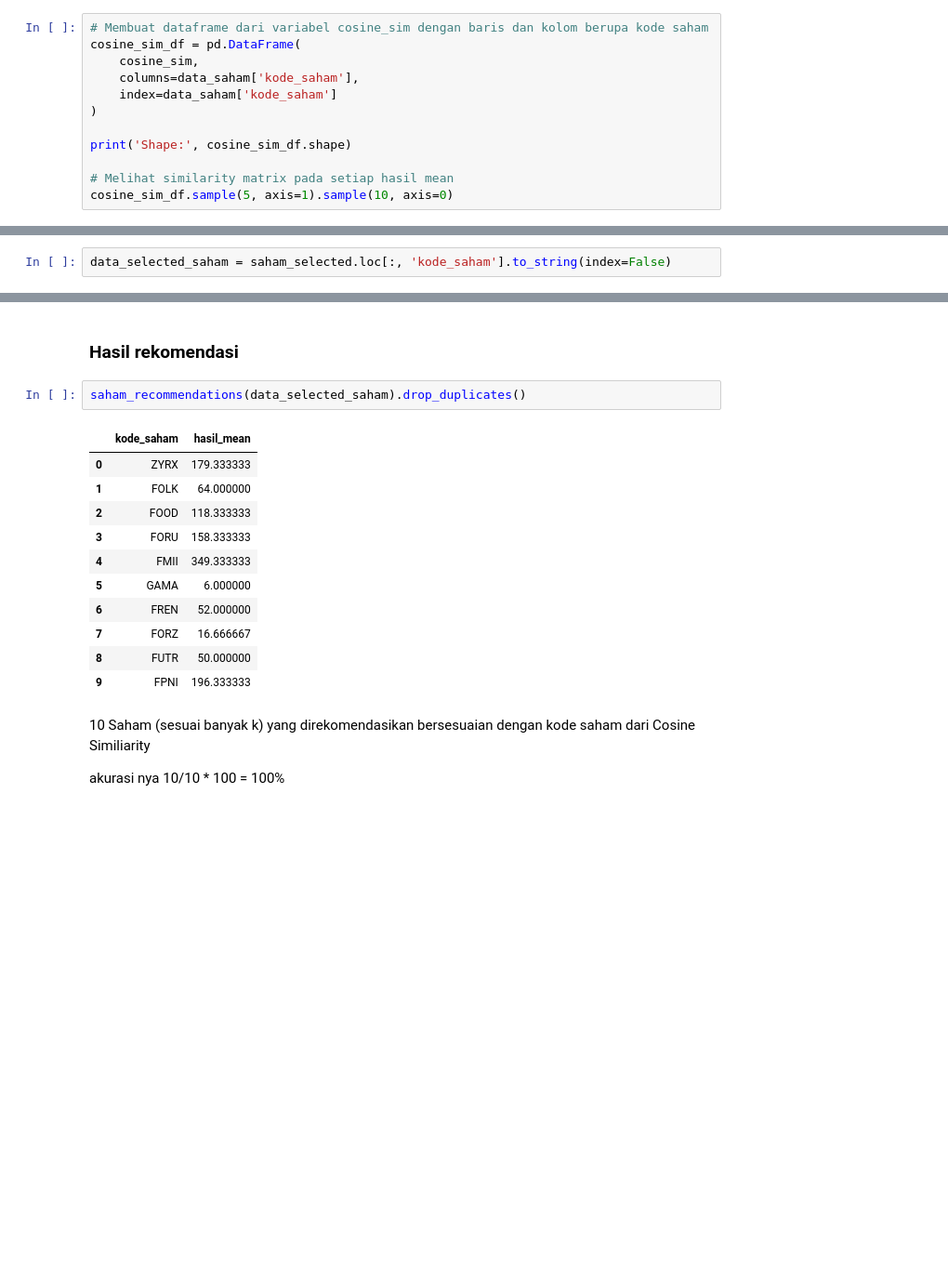
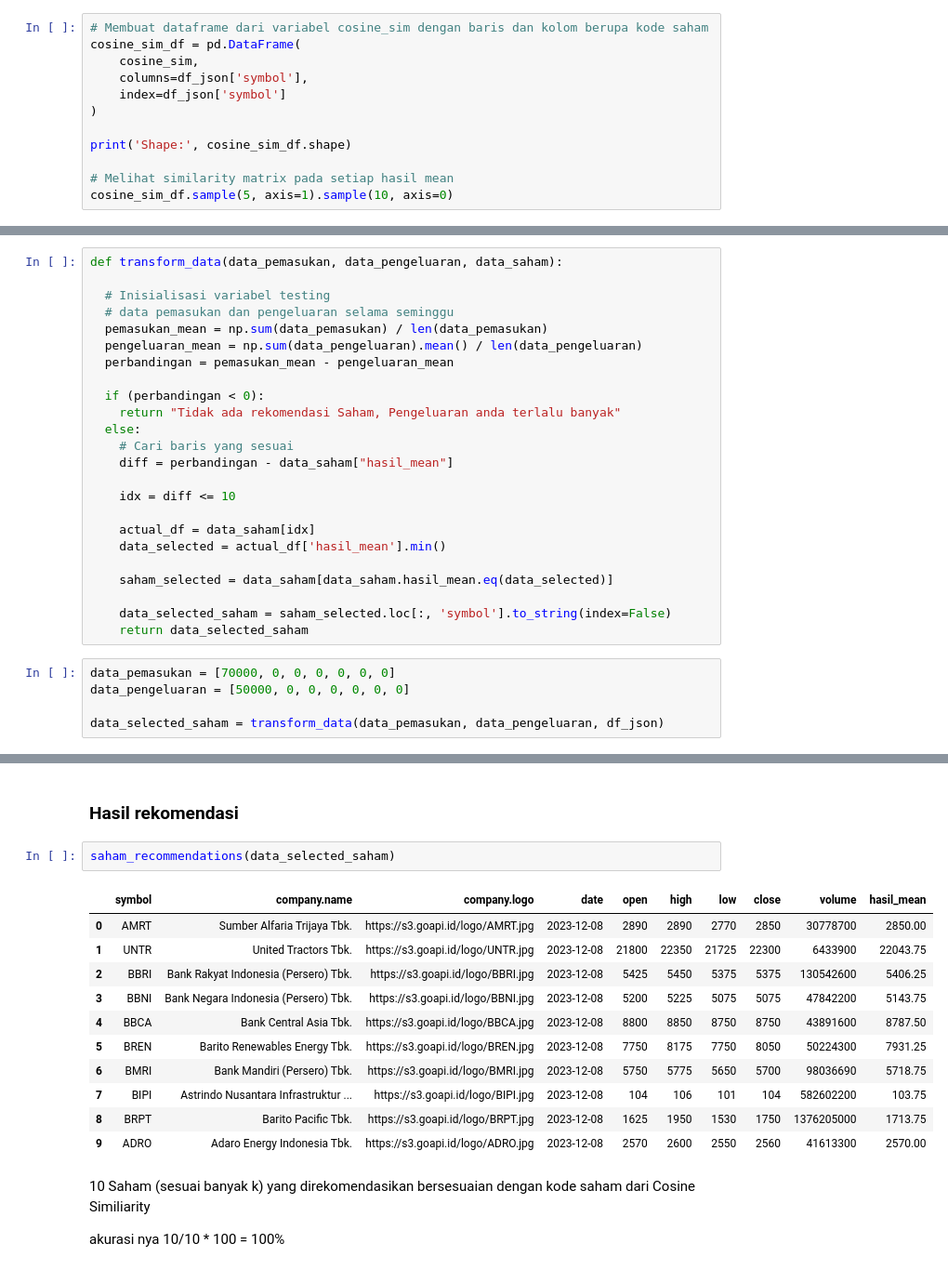
Before and after one commit to SaveMoneyCapstone/ML-Repo, a Jupyter notebook: Notebook/rekomendasi_saham.ipynb, the cells around one changed output, grey strips where cells are left out. Shown: that part at 93% size. Cells and saved outputs as stored; diff of their text form; blank space fills up the shorter version.

```diff
--- a/Notebook/rekomendasi_saham.ipynb
+++ b/Notebook/rekomendasi_saham.ipynb
@@ -218,8 +197,8 @@ array([[1.        , 0.        , 0.        , ..., 0.        , 0.        ,
 # Membuat dataframe dari variabel cosine_sim dengan baris dan kolom berupa kode saham
 cosine_sim_df = pd.DataFrame(
     cosine_sim,
-    columns=data_saham['kode_saham'],
-    index=data_saham['kode_saham']
+    columns=df_json['symbol'],
+    index=df_json['symbol']
 )
 
 print('Shape:', cosine_sim_df.shape)
@@ -377,5 +317,32 @@ mengambil data kode saham dengan Cosine Similiarity pada data output forecasting
-# %%
-data_selected_saham = saham_selected.loc[:, 'kode_saham'].to_string(index=False)
+# %%
+def transform_data(data_pemasukan, data_pengeluaran, data_saham):
+
+  # Inisialisasi variabel testing
+  # data pemasukan dan pengeluaran selama seminggu
+  pemasukan_mean = np.sum(data_pemasukan) / len(data_pemasukan)
+  pengeluaran_mean = np.sum(data_pengeluaran).mean() / len(data_pengeluaran)
+  perbandingan = pemasukan_mean - pengeluaran_mean
+
+  if (perbandingan < 0):
+    return "Tidak ada rekomendasi Saham, Pengeluaran anda terlalu banyak"
+  else:
+    # Cari baris yang sesuai
+    diff = perbandingan - data_saham["hasil_mean"]
+
+    idx = diff <= 10
+
+    actual_df = data_saham[idx]
+    data_selected = actual_df['hasil_mean'].min()
+
+    saham_selected = data_saham[data_saham.hasil_mean.eq(data_selected)]
+
+    data_selected_saham = saham_selected.loc[:, 'symbol'].to_string(index=False)
+    return data_selected_saham
+# %%
+data_pemasukan = [70000, 0, 0, 0, 0, 0, 0]
+data_pengeluaran = [50000, 0, 0, 0, 0, 0, 0]
+
+data_selected_saham = transform_data(data_pemasukan, data_pengeluaran, df_json)
 # %%
 data_selected_saham
 # %% [output]
@@ -383,19 +350,19 @@ data_selected_saham
 # %% [markdown]
 ### Hasil rekomendasi
 # %%
-saham_recommendations(data_selected_saham).drop_duplicates()
+saham_recommendations(data_selected_saham)
 # %% [output]
-|  | kode_saham | hasil_mean |
-| 0 | ZYRX | 179.333333 |
-| 1 | FOLK | 64.000000 |
-| 2 | FOOD | 118.333333 |
-| 3 | FORU | 158.333333 |
-| 4 | FMII | 349.333333 |
-| 5 | GAMA | 6.000000 |
-| 6 | FREN | 52.000000 |
-| 7 | FORZ | 16.666667 |
-| 8 | FUTR | 50.000000 |
-| 9 | FPNI | 196.333333 |
+|  | symbol | company.name | company.logo | date | open | high | low | close | volume | hasil_mean |
+| 0 | AMRT | Sumber Alfaria Trijaya Tbk. | https://s3.goapi.id/logo/AMRT.jpg | 2023-12-08 | 2890 | 2890 | 2770 | 2850 | 30778700 | 2850.00 |
+| 1 | UNTR | United Tractors Tbk. | https://s3.goapi.id/logo/UNTR.jpg | 2023-12-08 | 21800 | 22350 | 21725 | 22300 | 6433900 | 22043.75 |
+| 2 | BBRI | Bank Rakyat Indonesia (Persero) Tbk. | https://s3.goapi.id/logo/BBRI.jpg | 2023-12-08 | 5425 | 5450 | 5375 | 5375 | 130542600 | 5406.25 |
+| 3 | BBNI | Bank Negara Indonesia (Persero) Tbk. | https://s3.goapi.id/logo/BBNI.jpg | 2023-12-08 | 5200 | 5225 | 5075 | 5075 | 47842200 | 5143.75 |
+| 4 | BBCA | Bank Central Asia Tbk. | https://s3.goapi.id/logo/BBCA.jpg | 2023-12-08 | 8800 | 8850 | 8750 | 8750 | 43891600 | 8787.50 |
+| 5 | BREN | Barito Renewables Energy Tbk. | https://s3.goapi.id/logo/BREN.jpg | 2023-12-08 | 7750 | 8175 | 7750 | 8050 | 50224300 | 7931.25 |
+| 6 | BMRI | Bank Mandiri (Persero) Tbk. | https://s3.goapi.id/logo/BMRI.jpg | 2023-12-08 | 5750 | 5775 | 5650 | 5700 | 98036690 | 5718.75 |
+| 7 | BIPI | Astrindo Nusantara Infrastruktur ... | https://s3.goapi.id/logo/BIPI.jpg | 2023-12-08 | 104 | 106 | 101 | 104 | 582602200 | 103.75 |
+| 8 | BRPT | Barito Pacific Tbk. | https://s3.goapi.id/logo/BRPT.jpg | 2023-12-08 | 1625 | 1950 | 1530 | 1750 | 1376205000 | 1713.75 |
+| 9 | ADRO | Adaro Energy Indonesia Tbk. | https://s3.goapi.id/logo/ADRO.jpg | 2023-12-08 | 2570 | 2600 | 2550 | 2560 | 41613300 | 2570.00 |
 # %% [markdown]
 10 Saham (sesuai banyak k) yang direkomendasikan bersesuaian dengan kode saham dari Cosine Similiarity
 
```
Also changed, not shown: parts of 75 cells of this notebook, 5 other files.
